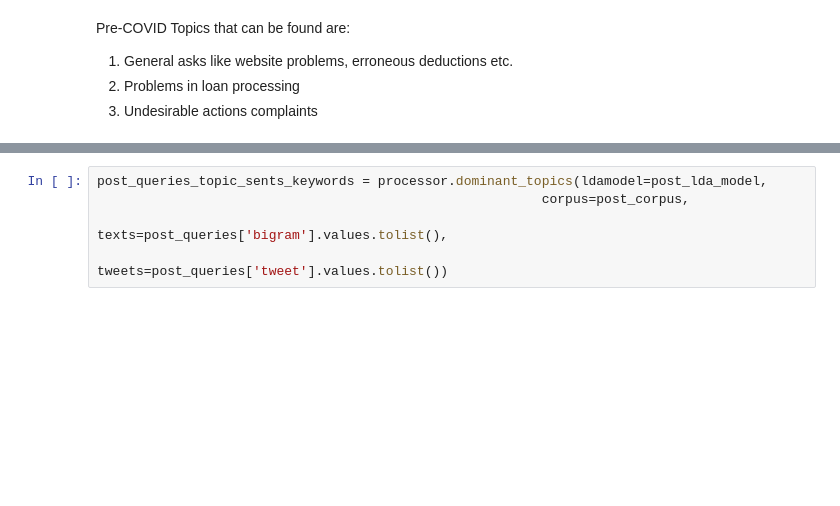
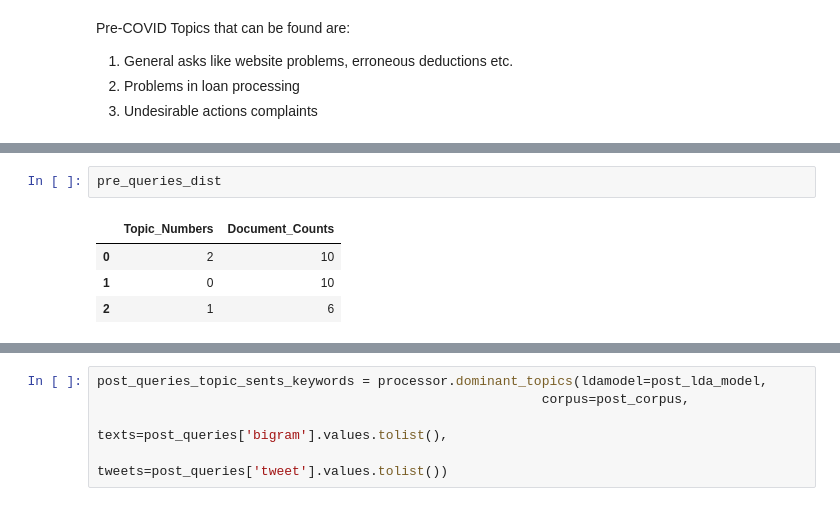
Before and after one commit to patilpushkarp/comp, a Jupyter notebook: _sources/docs/individual/fintech/response_lendingkart.ipynb, the cells around one changed output, grey strips where cells are left out. Drawn from its saved outputs; the diff is of its cells as text; blank space fills up the shorter version.

```diff
--- a/_sources/docs/individual/fintech/response_lendingkart.ipynb
+++ b/_sources/docs/individual/fintech/response_lendingkart.ipynb
@@ -250,3 +246,10 @@ distutils Version classes are deprecated. Use packaging.version instead.
+# %%
+pre_queries_dist
+# %% [output]
+|  | Topic_Numbers | Document_Counts |
+| 0 | 2 | 10 |
+| 1 | 0 | 10 |
+| 2 | 1 | 6 |
 # %%
 post_lda_model = gensim.models.LdaMulticore(corpus=post_corpus,
                                         id2word=post_id2word,
```
Also changed, not shown: parts of 14 cells of this notebook, 53 other files.
